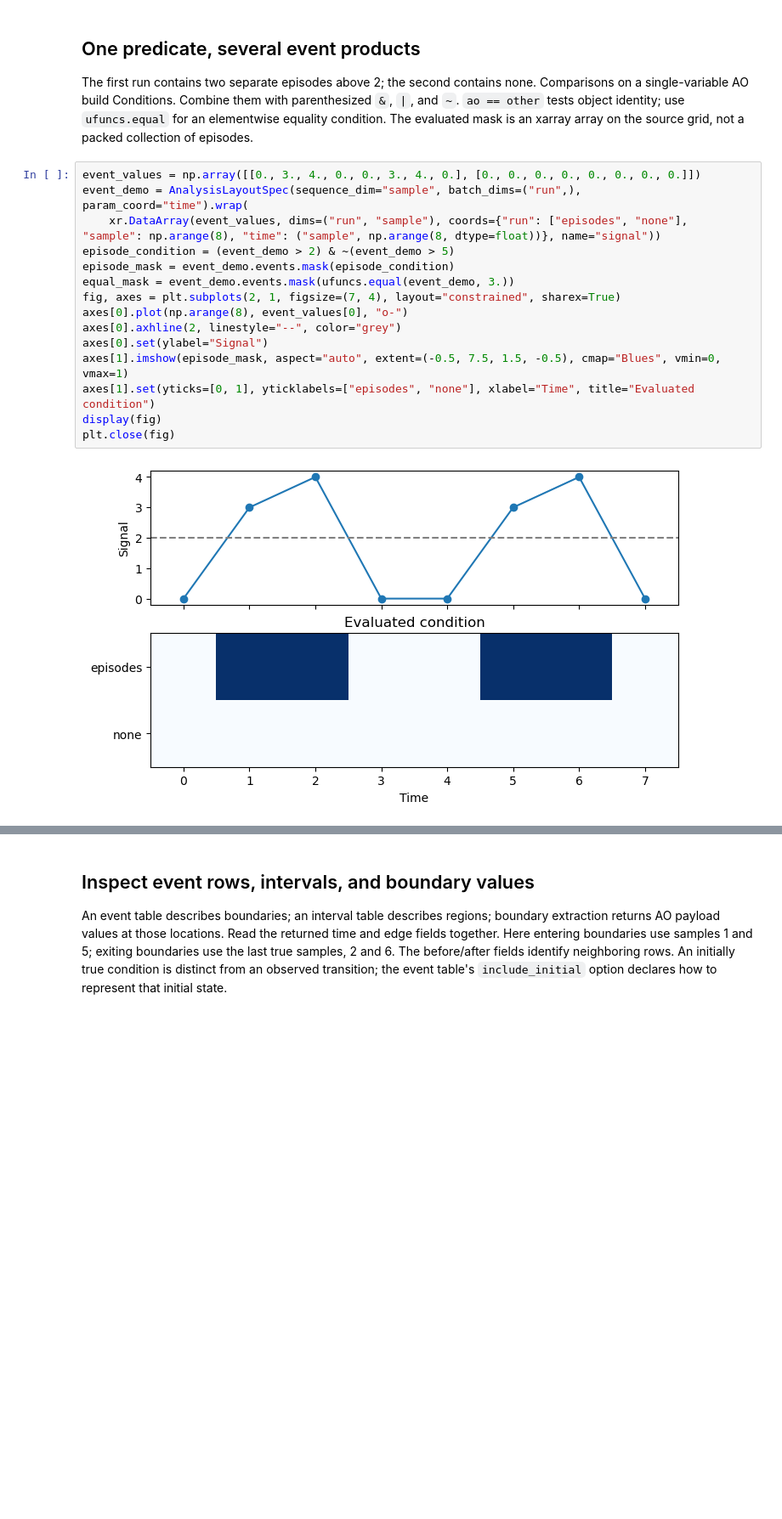
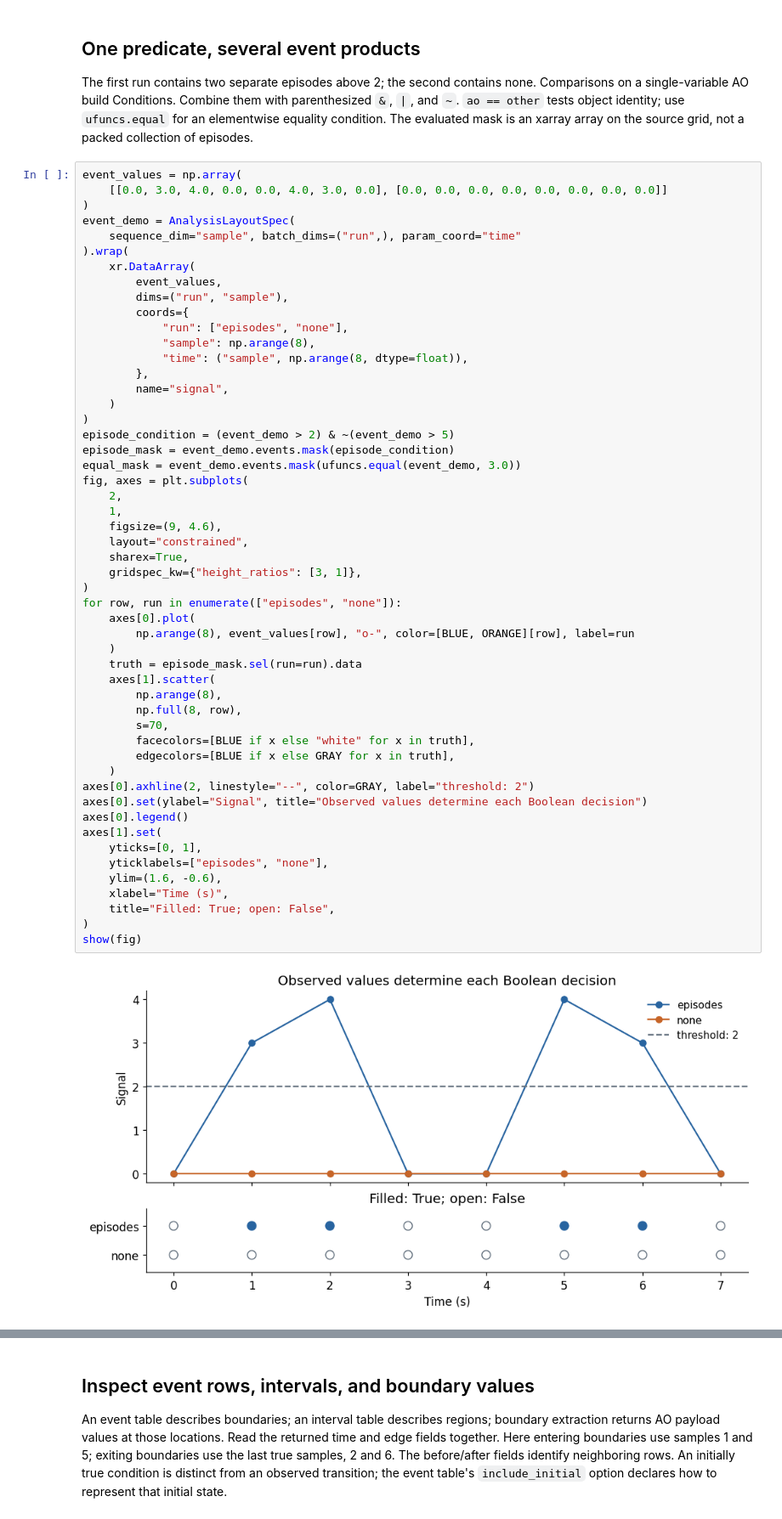
Before and after one commit to klassak007/trajectory-analysis-library, a Jupyter notebook: examples/tutorial/05_conditions_events_and_windows.ipynb, the cells around one changed output, grey strips where cells are left out. Shown at 85% size. Cells and saved outputs as stored; diff of their text form; blank space fills up the shorter version.

Commit message:
Update trajectory analysis workflows and supporting data

```diff
--- a/examples/tutorial/05_conditions_events_and_windows.ipynb
+++ b/examples/tutorial/05_conditions_events_and_windows.ipynb
@@ -71,19 +56,56 @@ Comparisons on a single-variable AO build Conditions. Combine them with parenthe
 elementwise equality condition. The evaluated mask is an xarray array on the source
 grid, not a packed collection of episodes.
 # %%
-event_values = np.array([[0., 3., 4., 0., 0., 3., 4., 0.], [0., 0., 0., 0., 0., 0., 0., 0.]])
-event_demo = AnalysisLayoutSpec(sequence_dim="sample", batch_dims=("run",), param_coord="time").wrap(
-    xr.DataArray(event_values, dims=("run", "sample"), coords={"run": ["episodes", "none"], "sample": np.arange(8), "time": ("sample", np.arange(8, dtype=float))}, name="signal"))
+event_values = np.array(
+    [[0.0, 3.0, 4.0, 0.0, 0.0, 4.0, 3.0, 0.0], [0.0, 0.0, 0.0, 0.0, 0.0, 0.0, 0.0, 0.0]]
+)
+event_demo = AnalysisLayoutSpec(
+    sequence_dim="sample", batch_dims=("run",), param_coord="time"
+).wrap(
+    xr.DataArray(
+        event_values,
+        dims=("run", "sample"),
+        coords={
+            "run": ["episodes", "none"],
+            "sample": np.arange(8),
+            "time": ("sample", np.arange(8, dtype=float)),
+        },
+        name="signal",
+    )
+)
 episode_condition = (event_demo > 2) & ~(event_demo > 5)
 episode_mask = event_demo.events.mask(episode_condition)
-equal_mask = event_demo.events.mask(ufuncs.equal(event_demo, 3.))
-fig, axes = plt.subplots(2, 1, figsize=(7, 4), layout="constrained", sharex=True)
-axes[0].plot(np.arange(8), event_values[0], "o-")
-axes[0].axhline(2, linestyle="--", color="grey")
-axes[0].set(ylabel="Signal")
-axes[1].imshow(episode_mask, aspect="auto", extent=(-0.5, 7.5, 1.5, -0.5), cmap="Blues", vmin=0, vmax=1)
-axes[1].set(yticks=[0, 1], yticklabels=["episodes", "none"], xlabel="Time", title="Evaluated condition")
-display(fig)
-plt.close(fig)
+equal_mask = event_demo.events.mask(ufuncs.equal(event_demo, 3.0))
+fig, axes = plt.subplots(
+    2,
+    1,
+    figsize=(9, 4.6),
+    layout="constrained",
+    sharex=True,
+    gridspec_kw={"height_ratios": [3, 1]},
+)
+for row, run in enumerate(["episodes", "none"]):
+    axes[0].plot(
+        np.arange(8), event_values[row], "o-", color=[BLUE, ORANGE][row], label=run
+    )
+    truth = episode_mask.sel(run=run).data
+    axes[1].scatter(
+        np.arange(8),
+        np.full(8, row),
+        s=70,
+        facecolors=[BLUE if x else "white" for x in truth],
+        edgecolors=[BLUE if x else GRAY for x in truth],
+    )
+axes[0].axhline(2, linestyle="--", color=GRAY, label="threshold: 2")
+axes[0].set(ylabel="Signal", title="Observed values determine each Boolean decision")
+axes[0].legend()
+axes[1].set(
+    yticks=[0, 1],
+    yticklabels=["episodes", "none"],
+    ylim=(1.6, -0.6),
+    xlabel="Time (s)",
+    title="Filled: True; open: False",
+)
+show(fig)
 # %% [output]
-[figure, old version]
+[figure, new version]
```
Also changed, not shown: parts of 28 cells of this notebook, 17 other files.
